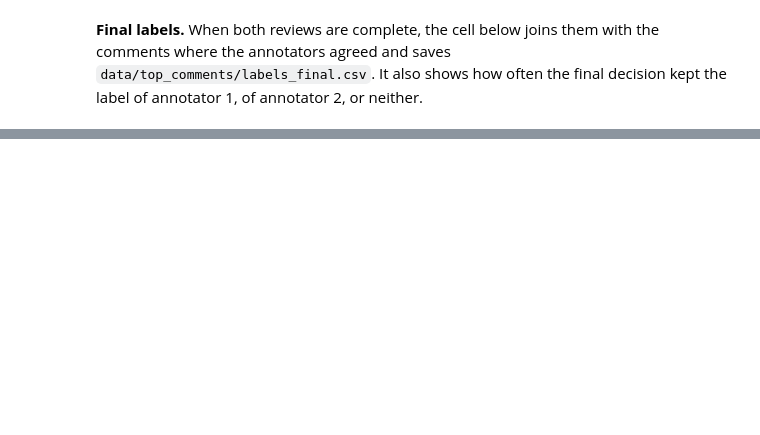
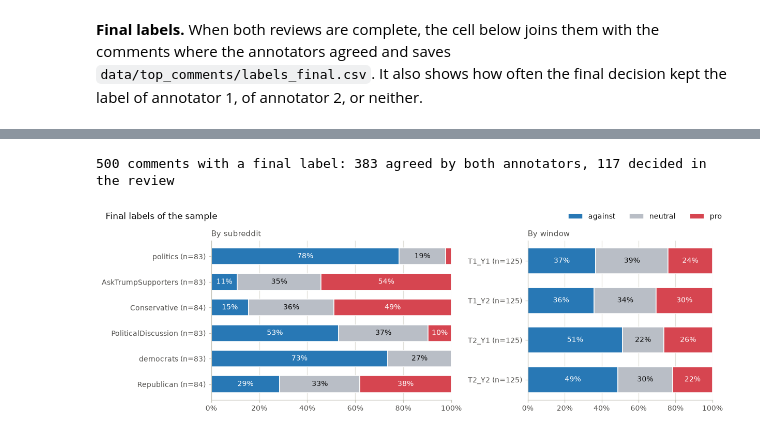
Before and after one commit to khorunzhaviktoriia/reddit_analysis_project, a Jupyter notebook: notebooks/EDA/top_comments_eda.ipynb, the cells around one changed output, grey strips where cells are left out. Drawn from its saved outputs; the diff is of its cells as text; code cells hidden in the pictures; blank space fills up the shorter version.

Commit message:
Top comment labeling

```diff
--- a/notebooks/EDA/top_comments_eda.ipynb
+++ b/notebooks/EDA/top_comments_eda.ipynb
@@ -598,0 +624,38 @@ review(reviewer=2)
+# %%
+gold = pairs.merge(pd.read_csv(FINAL_PATH, dtype=str).rename(columns={"label": "final"}), on="id", validate="one_to_one")
+gold = gold.merge(com[["id", "student_label"]].rename(columns={"student_label": "model"}), on="id", how="left", validate="one_to_one")
+assert gold["model"].notna().all(), "some sampled comments have no student_label"
+gold["term"] = gold["period"].str[:2]
+print(f"{len(gold)} comments with a final label: {(gold['source'] == 'both annotators').sum()} agreed by both annotators, "
+      f"{(gold['source'] == 'review').sum()} decided in the review")
+
+
+def stacked_shares(ax, labels, groups, order, title):
+    """Horizontal bars with the share of each label in every group, first group on top."""
+    shares = pd.crosstab(groups, labels, normalize="index").reindex(index=order, columns=CLASSES, fill_value=0)
+    n = groups.value_counts()
+    y = np.arange(len(order))[::-1]
+    left = np.zeros(len(order))
+    for label in CLASSES:
+        share = shares[label].to_numpy()
+        ax.barh(y, share, left=left, height=0.65, color=LABEL_COLOR[label], edgecolor="white", label=label)
+        for yy, s, l in zip(y, share, left):
+            if s >= 0.06:
+                ax.text(l + s / 2, yy, f"{s:.0%}", ha="center", va="center", fontsize=9, color=INK if label == "neutral" else "white")
+        left += share
+    ax.set_yticks(y, [f"{g} (n={n[g]})" for g in order])
+    ax.set_xlim(0, 1)
+    ax.xaxis.set_major_formatter(mticker.PercentFormatter(1))
+    ax.grid(axis="y", visible=False)
+    ax.set_title(title)
+
+
+fig, (ax_s, ax_p) = plt.subplots(1, 2, figsize=(11, 3.6), gridspec_kw={"width_ratios": [1.3, 1]}, layout="constrained")
+stacked_shares(ax_s, gold["final"], gold["subreddit"], SUBREDDITS, "By subreddit")
+stacked_shares(ax_p, gold["final"], gold["period"], PERIODS, "By window")
+fig.legend(*ax_s.get_legend_handles_labels(), loc="outside upper right", ncols=3)
+fig.suptitle("Final labels of the sample", x=0.01, ha="left", fontsize=11)
+plt.show()
+# %% [output]
+500 comments with a final label: 383 agreed by both annotators, 117 decided in the review
+[figure, added]
```
Also changed, not shown: parts of 6 cells of this notebook, 1 other file.
